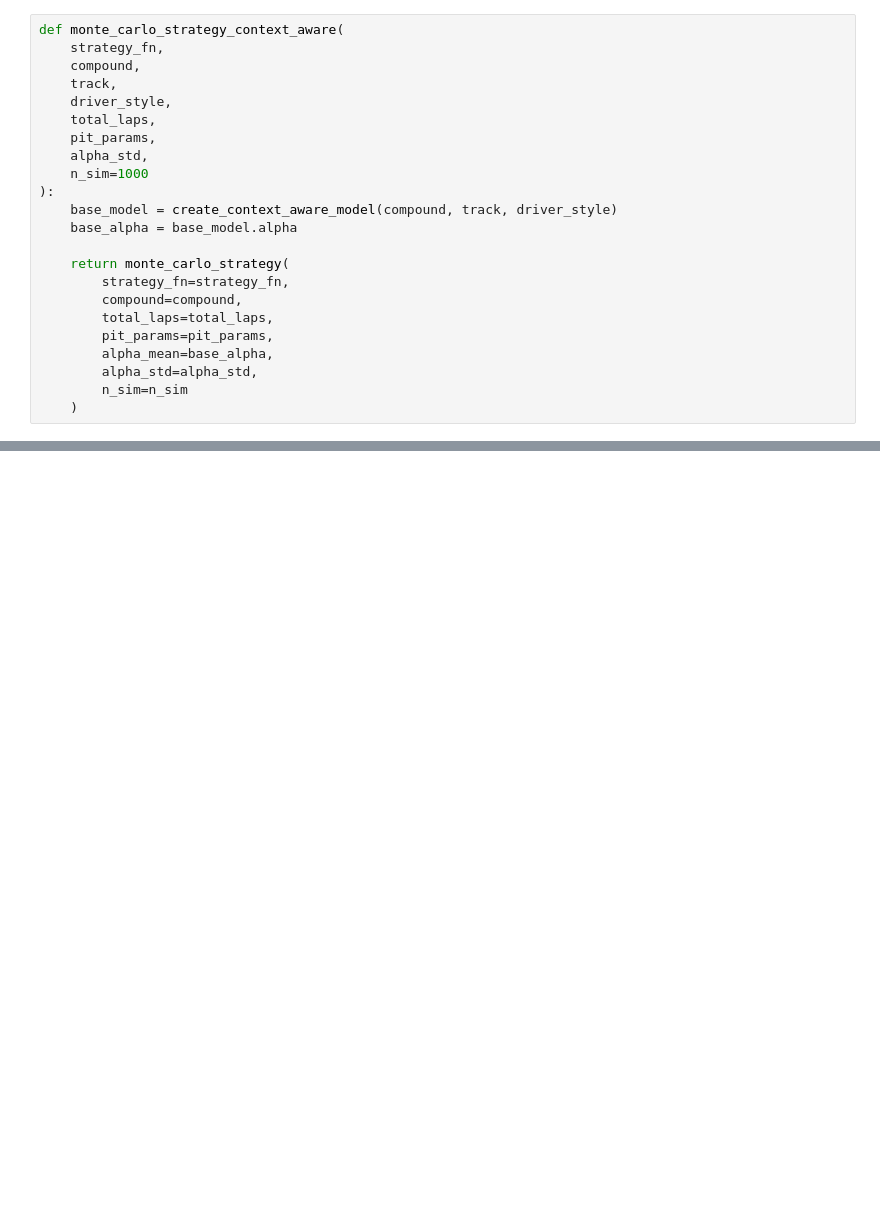
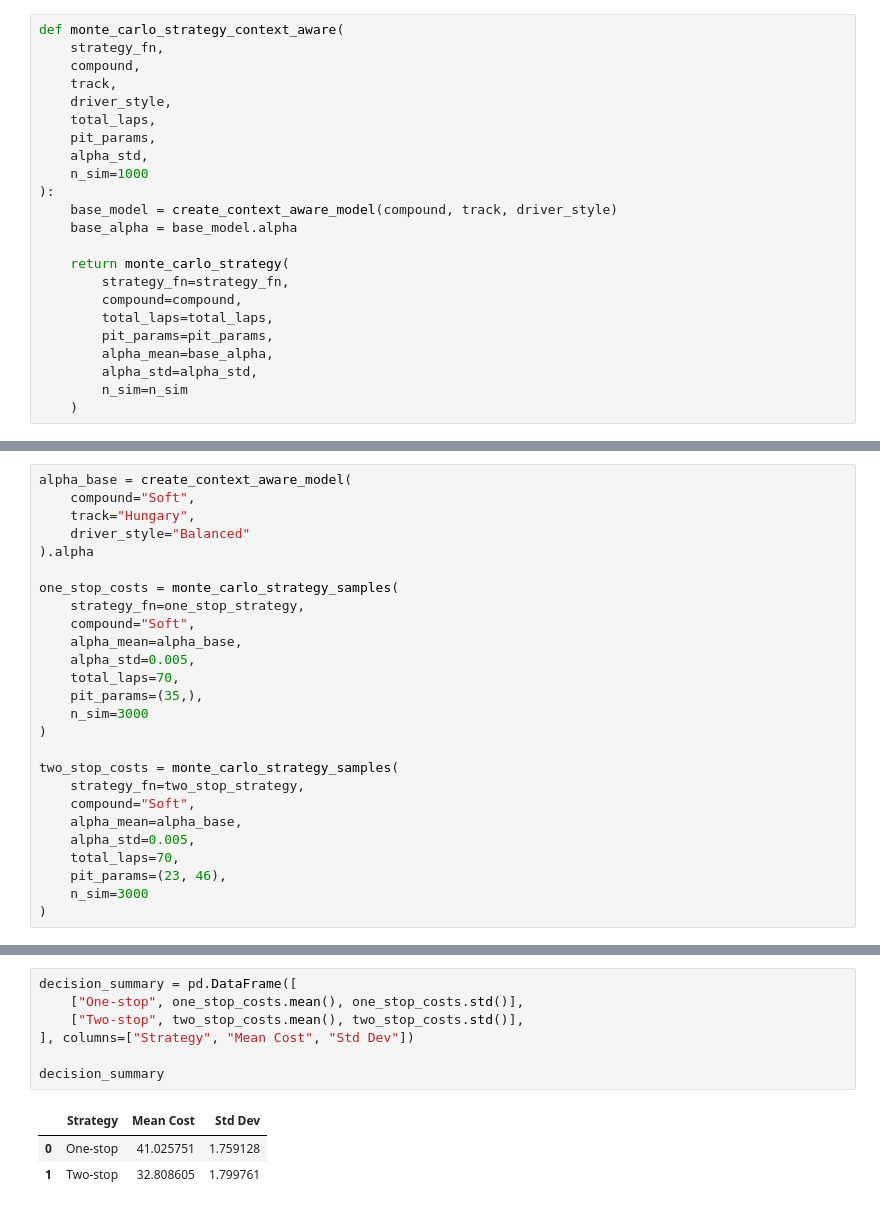
Before and after one commit to Sneha73685/f1-tyre-strategy-colab, a Jupyter notebook: tyre-degradation-simulation.ipynb, the cells around one changed output, grey strips where cells are left out. Cells and saved outputs as stored; diff of their text form; blank space fills up the shorter version.

```diff
--- a/tyre-degradation-simulation.ipynb
+++ b/tyre-degradation-simulation.ipynb
@@ -527,0 +724,26 @@ driver_summary
+# %%
+alpha_base = create_context_aware_model(
+    compound="Soft",
+    track="Hungary",
+    driver_style="Balanced"
+).alpha
+
+one_stop_costs = monte_carlo_strategy_samples(
+    strategy_fn=one_stop_strategy,
+    compound="Soft",
+    alpha_mean=alpha_base,
+    alpha_std=0.005,
+    total_laps=70,
+    pit_params=(35,),
+    n_sim=3000
+)
+
+two_stop_costs = monte_carlo_strategy_samples(
+    strategy_fn=two_stop_strategy,
+    compound="Soft",
+    alpha_mean=alpha_base,
+    alpha_std=0.005,
+    total_laps=70,
+    pit_params=(23, 46),
+    n_sim=3000
+)
@@ -527,0 +764,11 @@ driver_summary
+# %%
+decision_summary = pd.DataFrame([
+    ["One-stop", one_stop_costs.mean(), one_stop_costs.std()],
+    ["Two-stop", two_stop_costs.mean(), two_stop_costs.std()],
+], columns=["Strategy", "Mean Cost", "Std Dev"])
+
+decision_summary
+# %% [output]
+|  | Strategy | Mean Cost | Std Dev |
+| 0 | One-stop | 41.025751 | 1.759128 |
+| 1 | Two-stop | 32.808605 | 1.799761 |
```
Also changed, not shown: parts of 35 cells of this notebook.
